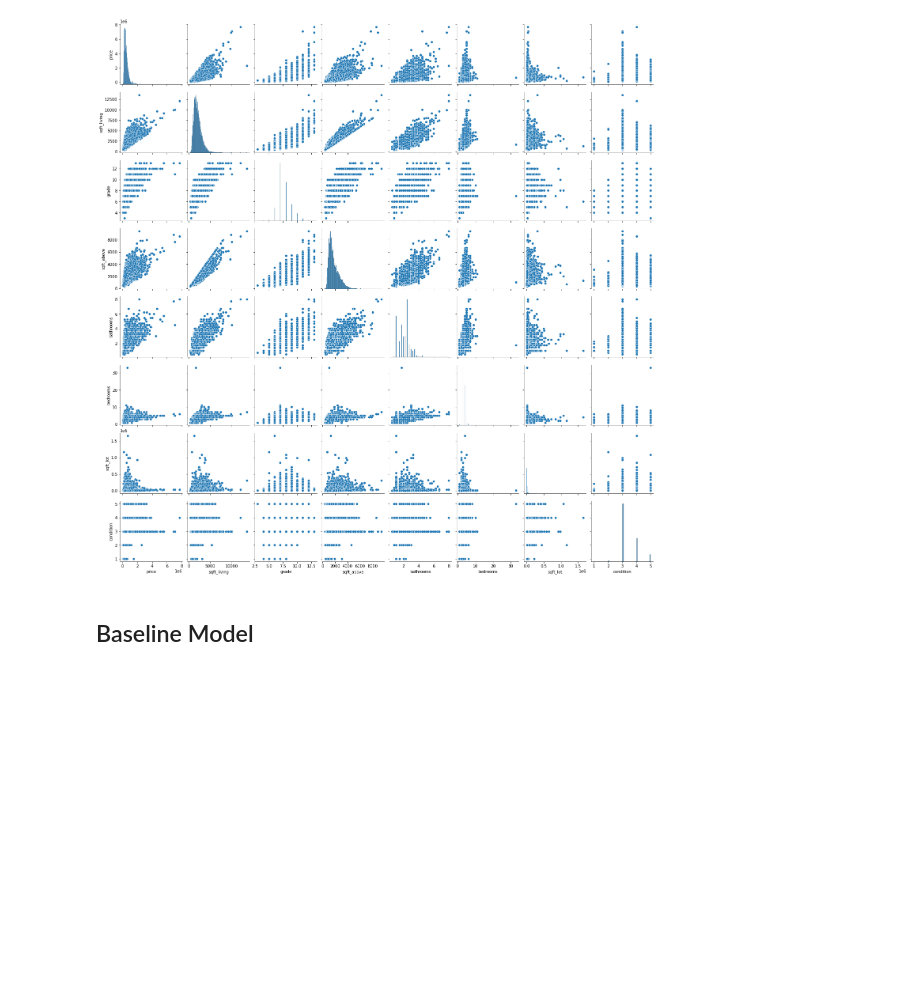
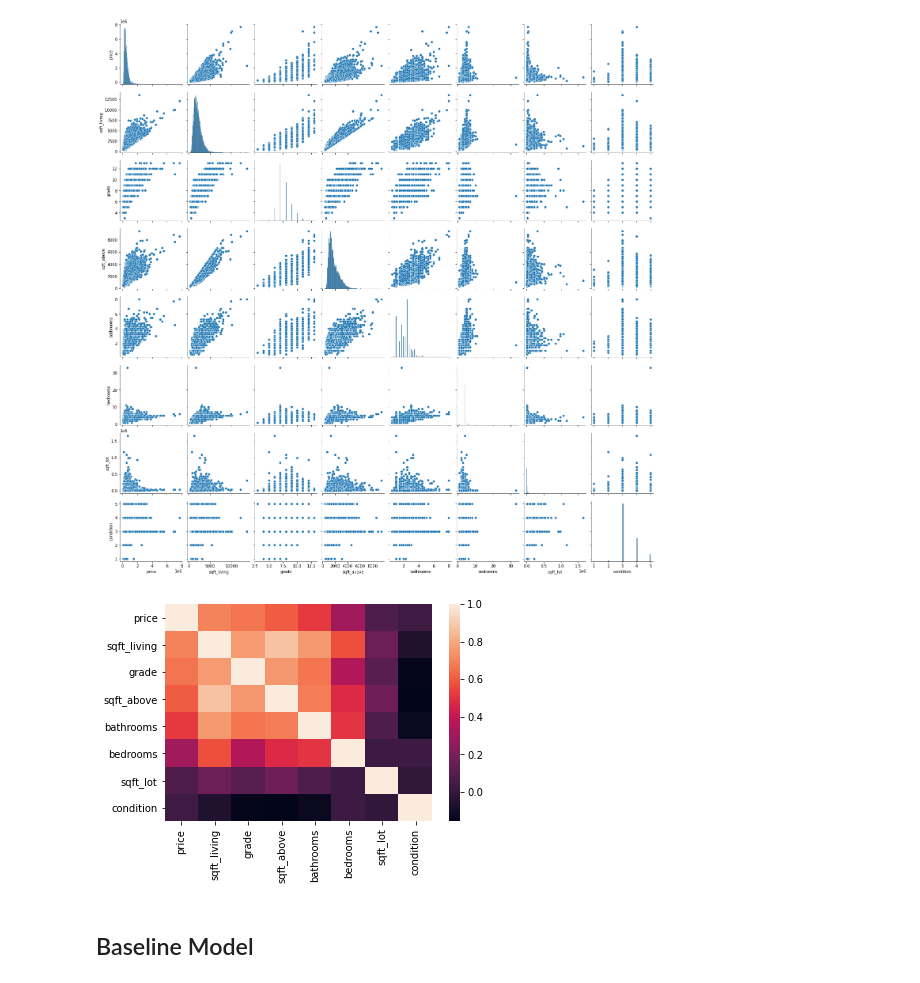
Before and after one commit to jmarkowi/kingcounty, a Jupyter notebook: Markowitz_working_nb.ipynb, the cells around one changed output. Drawn from its saved outputs; the diff is of its cells as text; code cells hidden in the pictures; blank space fills up the shorter version.

```diff
--- a/Markowitz_working_nb.ipynb
+++ b/Markowitz_working_nb.ipynb
@@ -215,6 +215,11 @@ Name: price, dtype: float64
 sns.pairplot(eda_df[['price', 'sqft_living', 'grade', 'sqft_above', 'bathrooms', 'bedrooms', 'sqft_lot', 'condition']]);
 # %% [output]
 [figure]
+# %%
+sns.heatmap(eda_df[['price', 'sqft_living', 'grade', 'sqft_above',
+                    'bathrooms', 'bedrooms', 'sqft_lot', 'condition']].corr());
+# %% [output]
+[figure, added]
 # %% [markdown]
 ## Baseline Model
 # %% [markdown]
```
Also changed, not shown: parts of 3 cells of this notebook.
